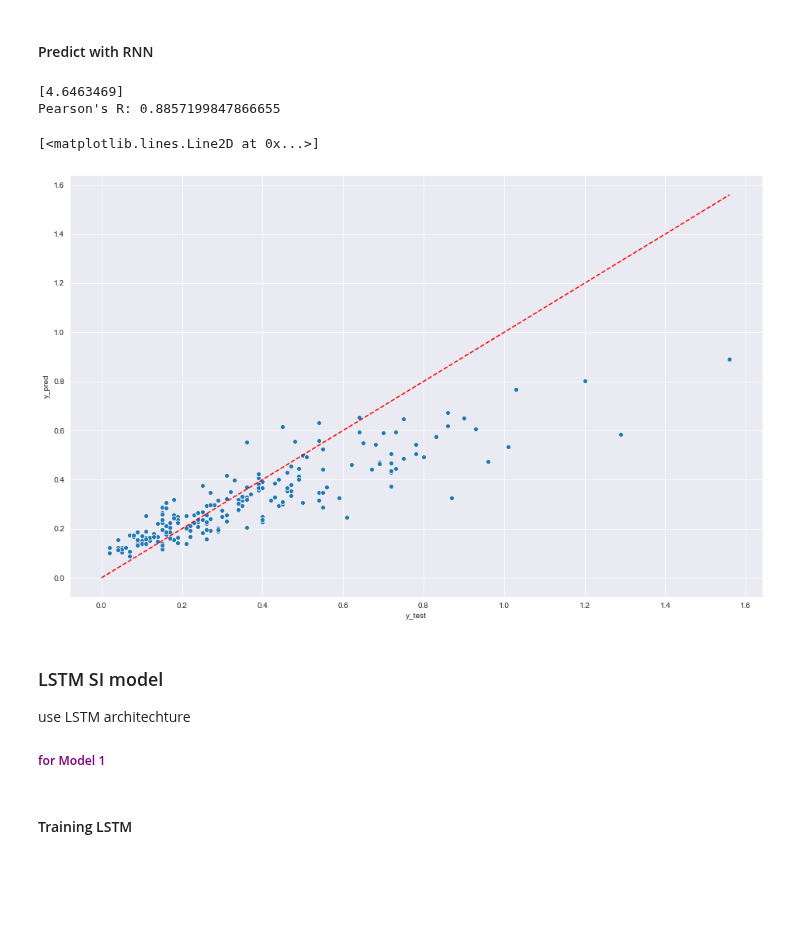
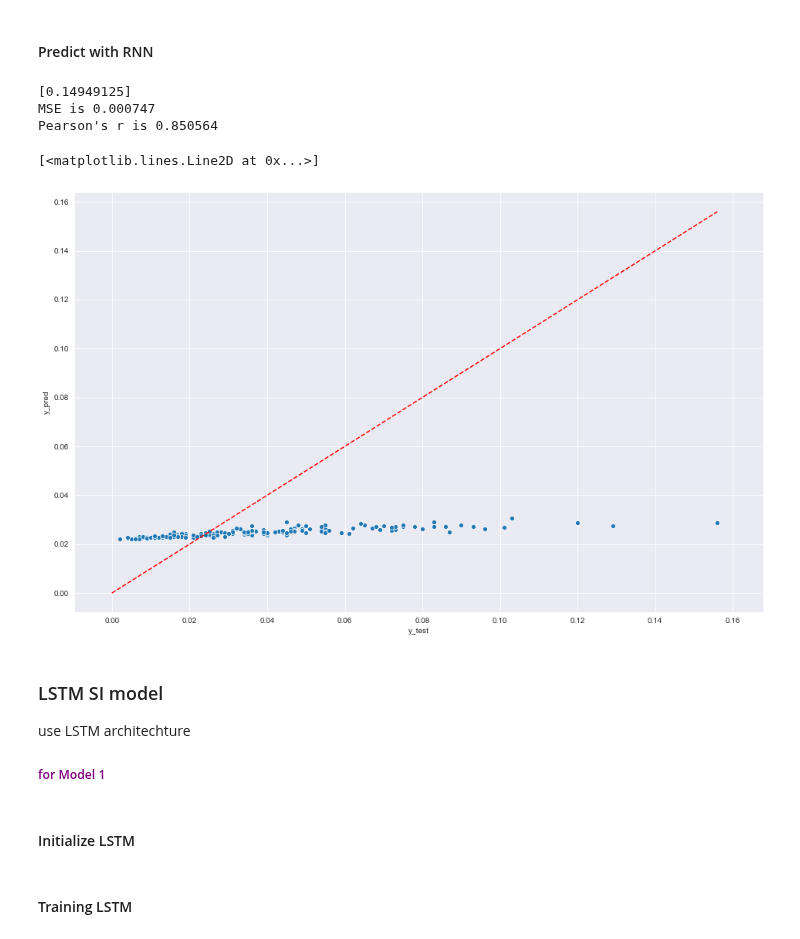
Before and after one commit to leonardzh/zheng_MnM4SDS_project, a Jupyter notebook: LSTM_NNSI.ipynb, the cells around one changed output. Saved outputs shown, nothing was run; the diff lists cells and outputs as text; code cells hidden in the pictures; blank space fills up the shorter version.

```diff
--- a/LSTM_NNSI.ipynb
+++ b/LSTM_NNSI.ipynb
@@ -114,9 +114,10 @@ plt.plot(np.mean(Y,axis=0))
 [<matplotlib.lines.Line2D at 0x...>]
 [figure]
 # %%
+scale = 1
 idx = np.random.randint(len(Y), size=int(0.1*len(Y)))
 print(idx)
-Y_sample = Y[idx,:]/100
+Y_sample = Y[idx,:]/scale
 Y_sample.shape
 df = pd.DataFrame(Y_sample)
 df['obj'] = df.index
@@ -141,5 +142,5 @@ sns.relplot(x="time", y="vals",kind = 'line',units="obj",estimator=None,data=df_
 # %%
-seq = Y[:,0:23]/100
-target = Y[:,23]/100
+seq = np.log(Y[:,0:23]/scale+1e-4)
+target = np.log(Y[:,23]/scale+1e-4)
 seq
 # %% [output]
@@ -738,7 +745,7 @@ class RNNCell(Layer):
 model = RNNCell(n_inputs=1, n_hidden=16, n_output=1)
 
 criterion = MSELoss()
-optim = SGD(parameters=model.get_parameters(), alpha=0.05)
+optim = SGD(parameters=model.get_parameters(), alpha=0.01)
 # %% [markdown]
 #### Training RNN
 # %%
@@ -778,26 +785,31 @@ Loss: [0.00155299] % Pearson's R: 0.83496563004907
 # %%
 #testing
 
 hidden = model.init_hidden(batch_size=200)
 for t in range(23):
     #print('t={}'.format(t))
     rnn_input= Tensor(X_test[:,t].reshape(-1,1), autograd=True)
     output, hidden = model.forward(input=rnn_input, hidden=hidden)
 target = Tensor(y_test.reshape(-1,1), autograd=True)
 loss = criterion.forward(output, target)
+y_test = target.data.ravel()
+y_pred = output.data.ravel()
+mse = np.mean((y_test - y_pred)**2)
 print(loss)
+print('MSE is {:6f}'.format(mse))
 pear = scipy.stats.pearsonr(target.data.ravel(),output.data.ravel())
-print("Pearson's R:",pear[0])
+print('Pearson\'s r is {:6f}'.format(pear[0]))
 df = pd.DataFrame({'X_Axis': X_test[:, 0], 'y_test': target.data.ravel(), 'y_pred':output.data.ravel()})
 plt.figure(figsize=(16, 10))
 sns.scatterplot(x="y_test", y="y_pred", data=df)
 X_plot = np.linspace(0,np.max(y_test),400)
 plt.plot(X_plot,X_plot,'r--')
 # %% [output]
-[4.6463469]
-Pearson's R: 0.8857199847866655
+[0.14949125]
+MSE is 0.000747
+Pearson's r is 0.850564
 [<matplotlib.lines.Line2D at 0x...>]
-[figure, old version]
+[figure, new version]
 # %% [markdown]
 ### LSTM SI model
 use LSTM architechture
@@ -1325,6 +1281,8 @@ class LSTMCell(Layer):
         init_hidden.data[:,0] += 1
         init_cell.data[:,0] += 1
         return (init_hidden, init_cell)
+# %% [markdown]
+#### Initialize LSTM
 # %%
 model = LSTMCell(n_inputs=1, n_hidden=16, n_output=1)
 model.w_ho.weight.data *= 0
```
Also changed, not shown: parts of 18 cells of this notebook, 10 other files.
